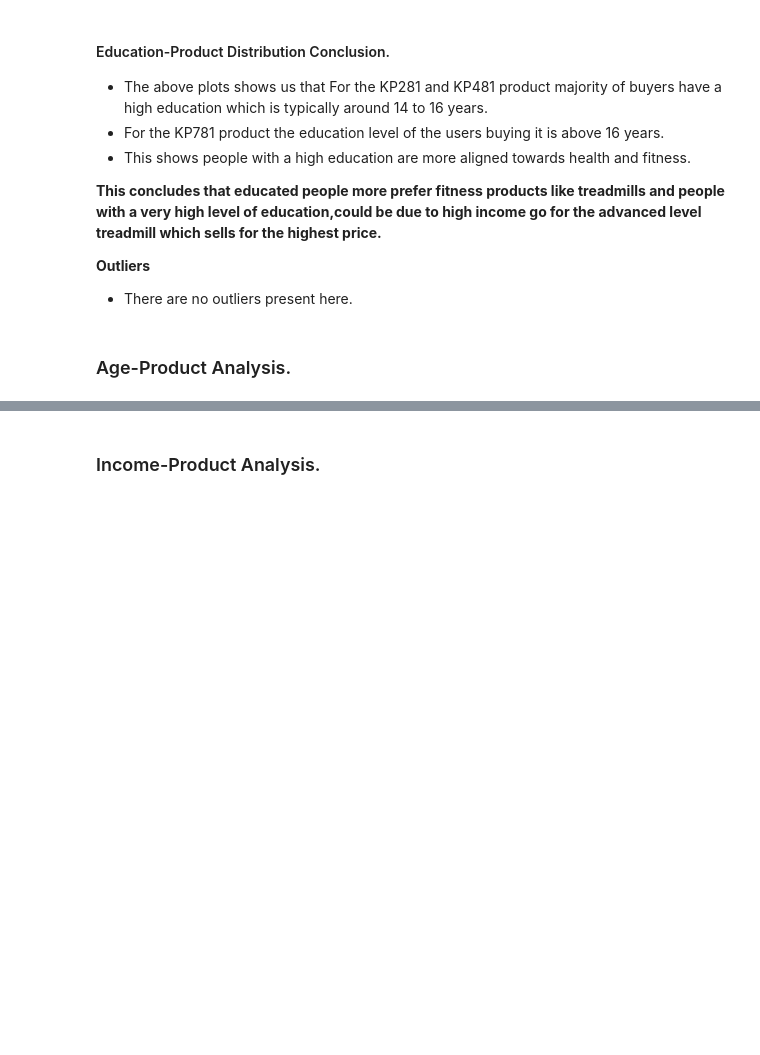
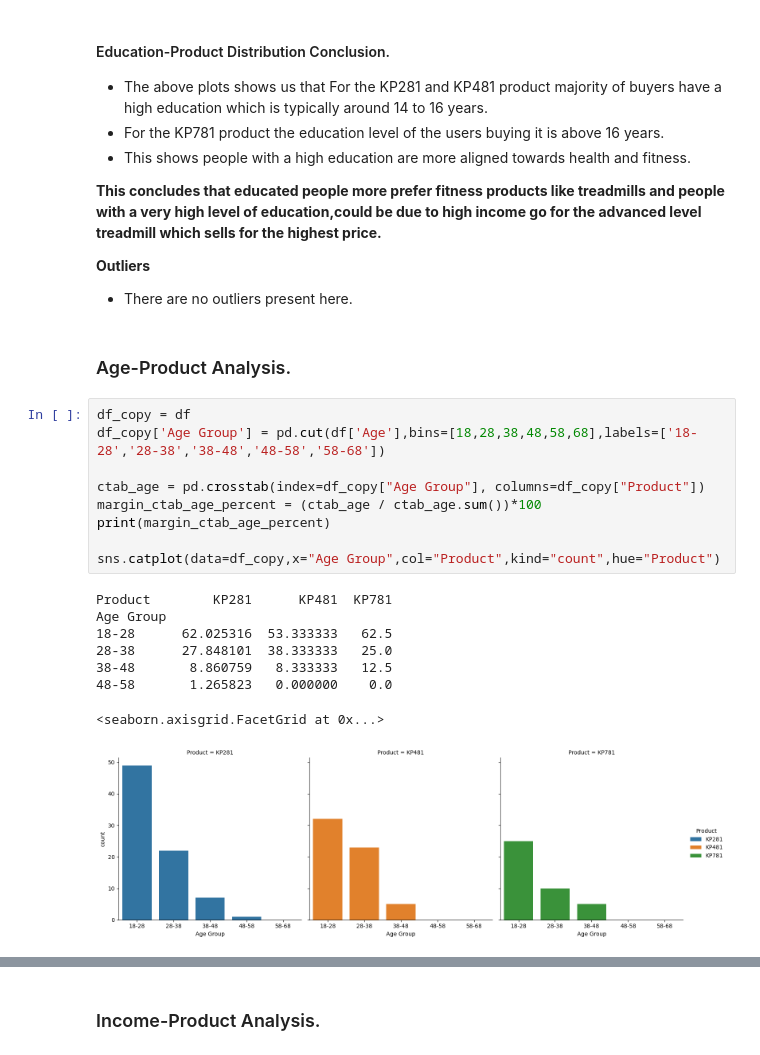
Before and after one commit to 2k4sm/aerofitAnalysis, a Jupyter notebook: aerofit_analysis.ipynb, the cells around one changed output, grey strips where cells are left out. Drawn from its saved outputs; the diff is of its cells as text; blank space fills up the shorter version.

```diff
--- a/aerofit_analysis.ipynb
+++ b/aerofit_analysis.ipynb
@@ -365,4 +354,22 @@ sns.boxplot(data=df,x="Education", y="Product")
 - There are no outliers present here.
 # %% [markdown]
 ### Age-Product Analysis.
+# %%
+df_copy = df
+df_copy['Age Group'] = pd.cut(df['Age'],bins=[18,28,38,48,58,68],labels=['18-28','28-38','38-48','48-58','58-68'])
+
+ctab_age = pd.crosstab(index=df_copy["Age Group"], columns=df_copy["Product"])
+margin_ctab_age_percent = (ctab_age / ctab_age.sum())*100
+print(margin_ctab_age_percent)
+
+sns.catplot(data=df_copy,x="Age Group",col="Product",kind="count",hue="Product")
+# %% [output]
+Product        KP281      KP481  KP781
+Age Group
+18-28      62.025316  53.333333   62.5
+28-38      27.848101  38.333333   25.0
+38-48       8.860759   8.333333   12.5
+48-58       1.265823   0.000000    0.0
+<seaborn.axisgrid.FacetGrid at 0x...>
+[figure, added]
 # %%
```
Also changed, not shown: parts of 15 cells of this notebook.
